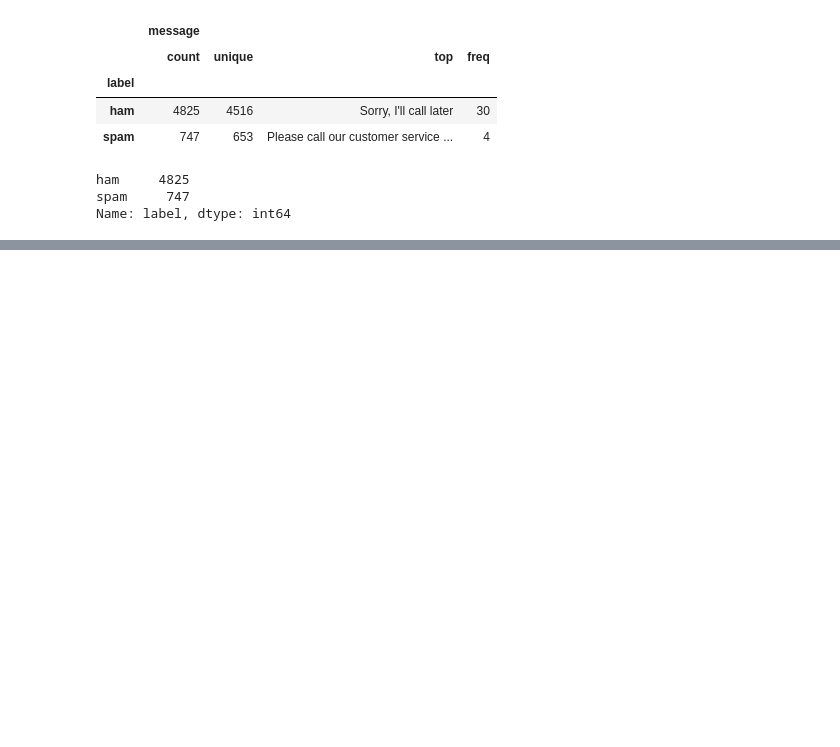
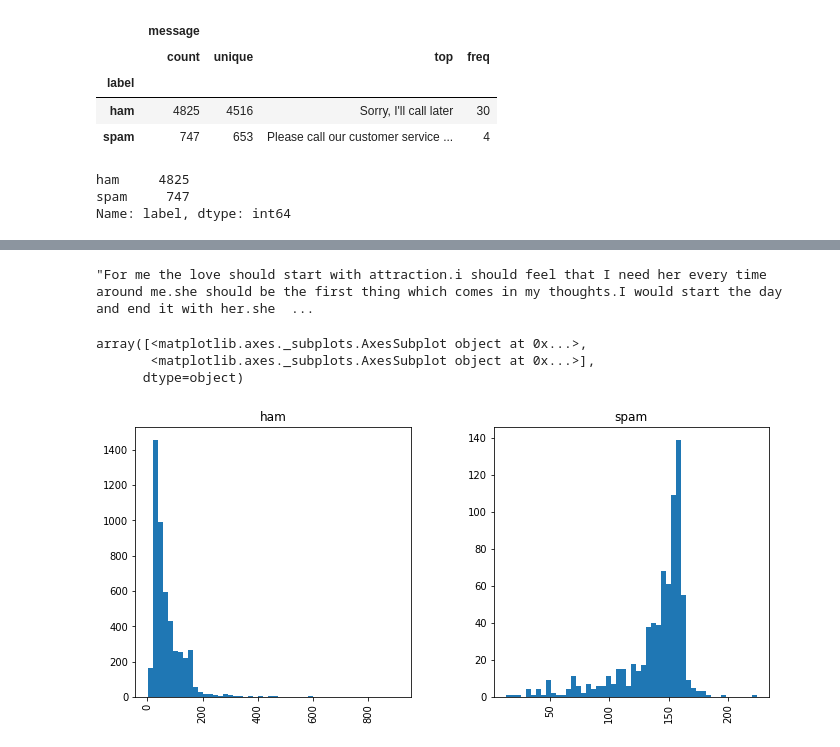
Before and after one commit to EddyGiusepe/Spam_classifier_using_Python, a Jupyter notebook: spam_classification_ML_End_to_End_Deployment.ipynb, the cells around one changed output, grey strips where cells are left out. Saved outputs shown, nothing was run; the diff lists cells and outputs as text; code cells hidden in the pictures; blank space fills up the shorter version.

```diff
--- a/spam_classification_ML_End_to_End_Deployment.ipynb
+++ b/spam_classification_ML_End_to_End_Deployment.ipynb
@@ -136,0 +159,5 @@ Name: label, dtype: int64
+# %%
+# length --> tamnho de carateres em cada message
+
+msg_df['length'] = msg_df['message'].apply(len)
+msg_df.head()
@@ -136,0 +183,17 @@ Name: label, dtype: int64
+# %%
+# Aqui vamos a visualizar a mensagem que tem o máximo de caracteres
+
+msg_df[msg_df['length'] == 910]['message'].iloc[0]
+# %% [output]
+"For me the love should start with attraction.i should feel that I need her every time around me.she should be the first thing which comes in my thoughts.I would start the day and end it with her.she  ...
+# %%
+
+msg_df.hist(column='length', by='label', bins=50, figsize=(11, 5))
+
+# OBS:
+# Looks like the lengthy is the message, more likely it is a spam. Let's not forget this.
+# %% [output]
+array([<matplotlib.axes._subplots.AxesSubplot object at 0x...>,
+       <matplotlib.axes._subplots.AxesSubplot object at 0x...>],
+      dtype=object)
+[figure, added]
```
Also changed, not shown: parts of 19 cells of this notebook.
